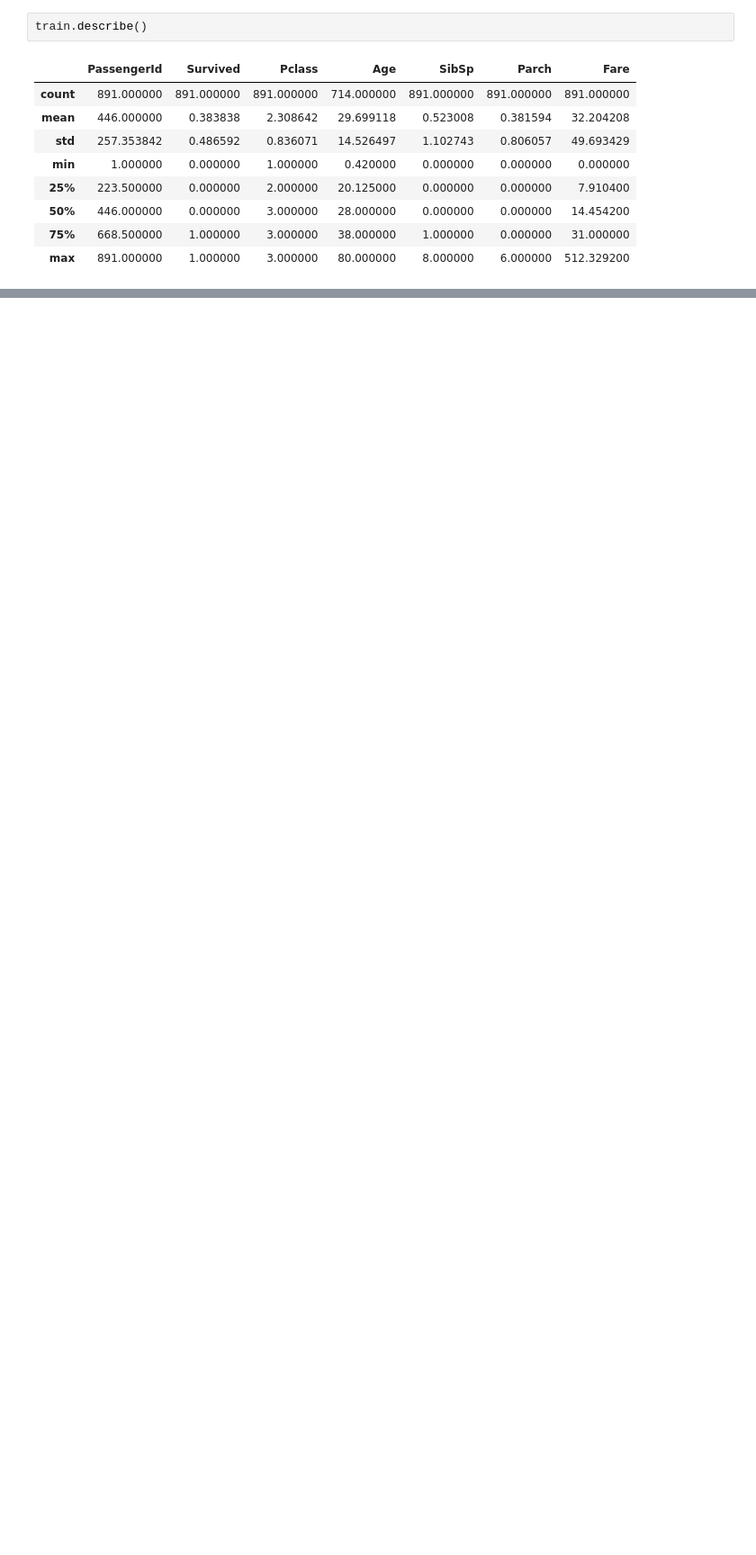
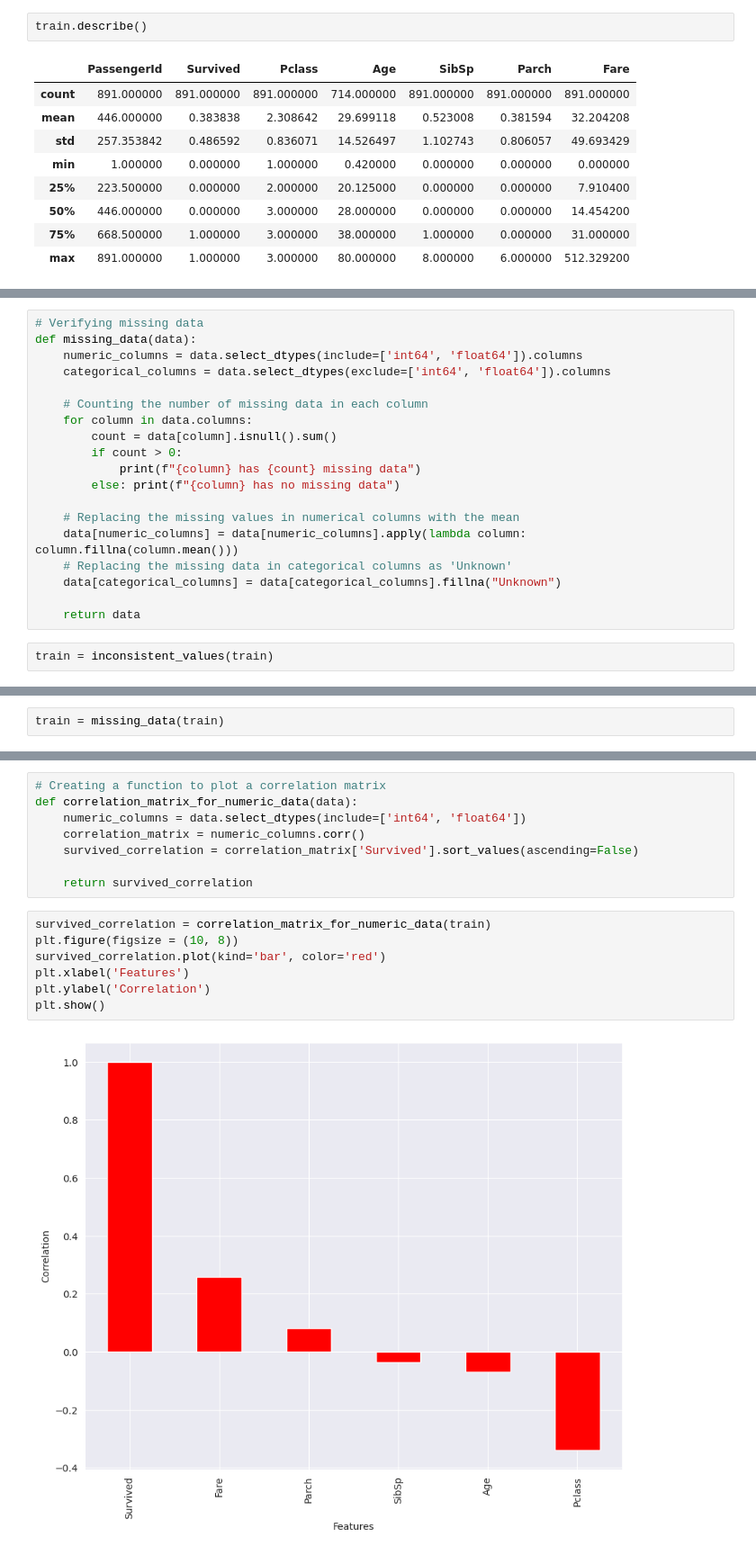
Before and after one commit to Caetanoog18/Titanic, a Jupyter notebook: main.ipynb, the cells around one changed output, grey strips where cells are left out. Shown: that part at 90% size. Drawn from its saved outputs; the diff is of its cells as text; blank space fills up the shorter version.

```diff
--- a/main.ipynb
+++ b/main.ipynb
@@ -83,0 +101,21 @@ def split_train_test(data, test_ratio):
+# %%
+# Verifying missing data
+def missing_data(data):
+    numeric_columns = data.select_dtypes(include=['int64', 'float64']).columns
+    categorical_columns = data.select_dtypes(exclude=['int64', 'float64']).columns
+
+    # Counting the number of missing data in each column
+    for column in data.columns:
+        count = data[column].isnull().sum()
+        if count > 0:
+            print(f"{column} has {count} missing data")
+        else: print(f"{column} has no missing data")
+
+    # Replacing the missing values in numerical columns with the mean
+    data[numeric_columns] = data[numeric_columns].apply(lambda column: column.fillna(column.mean()))
+    # Replacing the missing data in categorical columns as 'Unknown'
+    data[categorical_columns] = data[categorical_columns].fillna("Unknown")
+
+    return data
+# %%
+train = inconsistent_values(train)
@@ -83,0 +129,2 @@ def split_train_test(data, test_ratio):
+# %%
+train = missing_data(train)
@@ -83,0 +143,17 @@ def split_train_test(data, test_ratio):
+# %%
+# Creating a function to plot a correlation matrix
+def correlation_matrix_for_numeric_data(data):
+    numeric_columns = data.select_dtypes(include=['int64', 'float64'])
+    correlation_matrix = numeric_columns.corr()
+    survived_correlation = correlation_matrix['Survived'].sort_values(ascending=False)
+
+    return survived_correlation
+# %%
+survived_correlation = correlation_matrix_for_numeric_data(train)
+plt.figure(figsize = (10, 8))
+survived_correlation.plot(kind='bar', color='red')
+plt.xlabel('Features')
+plt.ylabel('Correlation')
+plt.show()
+# %% [output]
+[figure, added]
```
Also changed, not shown: parts of 10 cells of this notebook.
